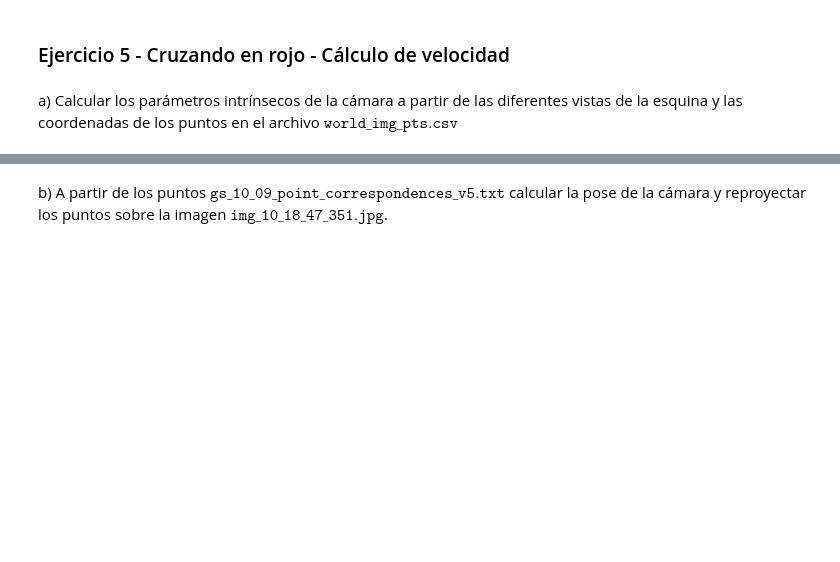
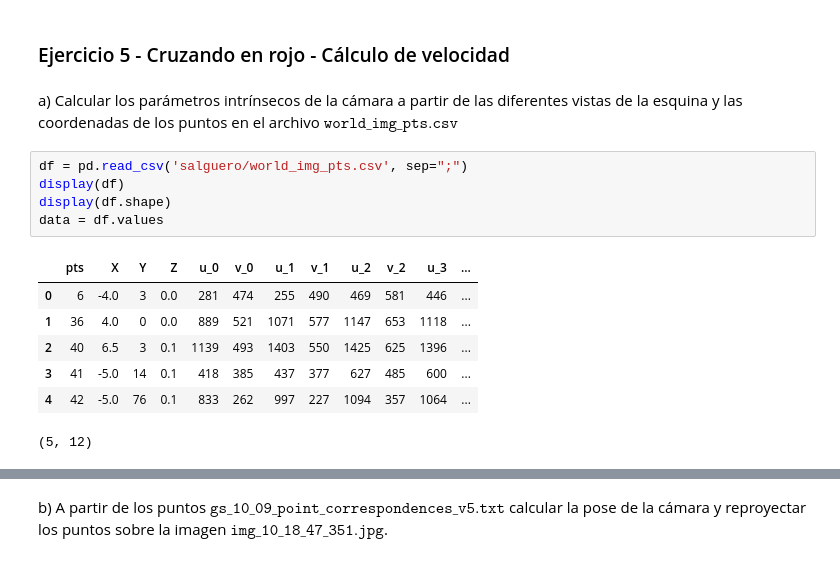
Before and after one commit to janobayarsky/Reentrega_TP_ALC, a Jupyter notebook: grupo_Ax=b_TP.ipynb, the cells around one changed output, grey strips where cells are left out. Cells and saved outputs as stored; diff of their text form; blank space fills up the shorter version.

```diff
--- a/grupo_Ax=b_TP.ipynb
+++ b/grupo_Ax=b_TP.ipynb
@@ -44,3 +446,16 @@ b) Calcular la homografía de la changa de fútbol de la foto $\texttt{posibleof
 ### Ejercicio 5 - Cruzando en rojo - Cálculo de velocidad
 # %% [markdown]
 a) Calcular los parámetros intrínsecos de la cámara a partir de las diferentes vistas de la esquina y las coordenadas de los puntos en el archivo $\texttt{world\_img\_pts.csv}$
+# %%
+df = pd.read_csv('salguero/world_img_pts.csv', sep=";")
+display(df)
+display(df.shape)
+data = df.values
+# %% [output]
+|  | pts | X | Y | Z | u_0 | v_0 | u_1 | v_1 | u_2 | v_2 | u_3 | ... |
+| 0 | 6 | -4.0 | 3 | 0.0 | 281 | 474 | 255 | 490 | 469 | 581 | 446 | ... |
+| 1 | 36 | 4.0 | 0 | 0.0 | 889 | 521 | 1071 | 577 | 1147 | 653 | 1118 | ... |
+| 2 | 40 | 6.5 | 3 | 0.1 | 1139 | 493 | 1403 | 550 | 1425 | 625 | 1396 | ... |
+| 3 | 41 | -5.0 | 14 | 0.1 | 418 | 385 | 437 | 377 | 627 | 485 | 600 | ... |
+| 4 | 42 | -5.0 | 76 | 0.1 | 833 | 262 | 997 | 227 | 1094 | 357 | 1064 | ... |
+(5, 12)
```
Also changed, not shown: parts of 81 cells of this notebook, 52 other files.
